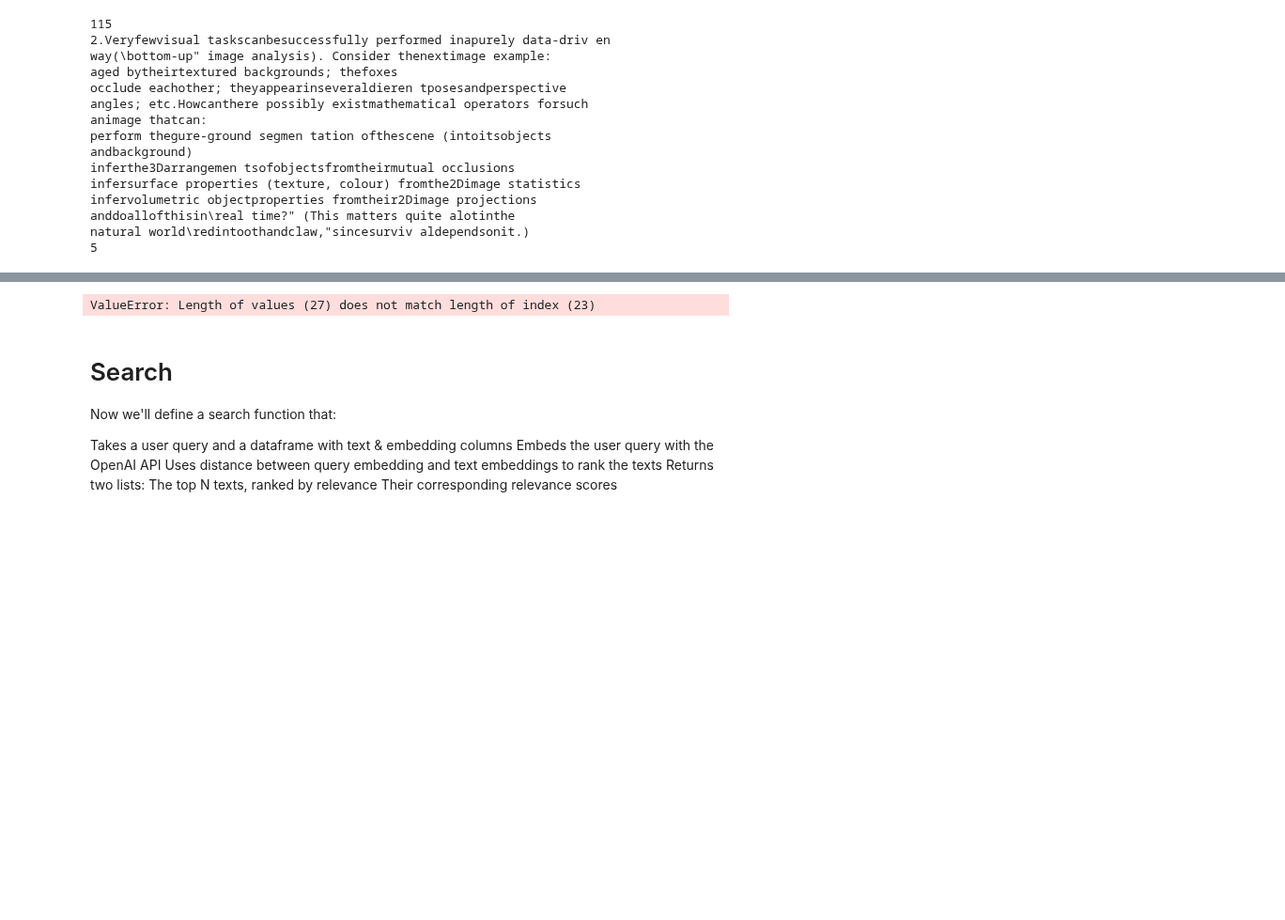
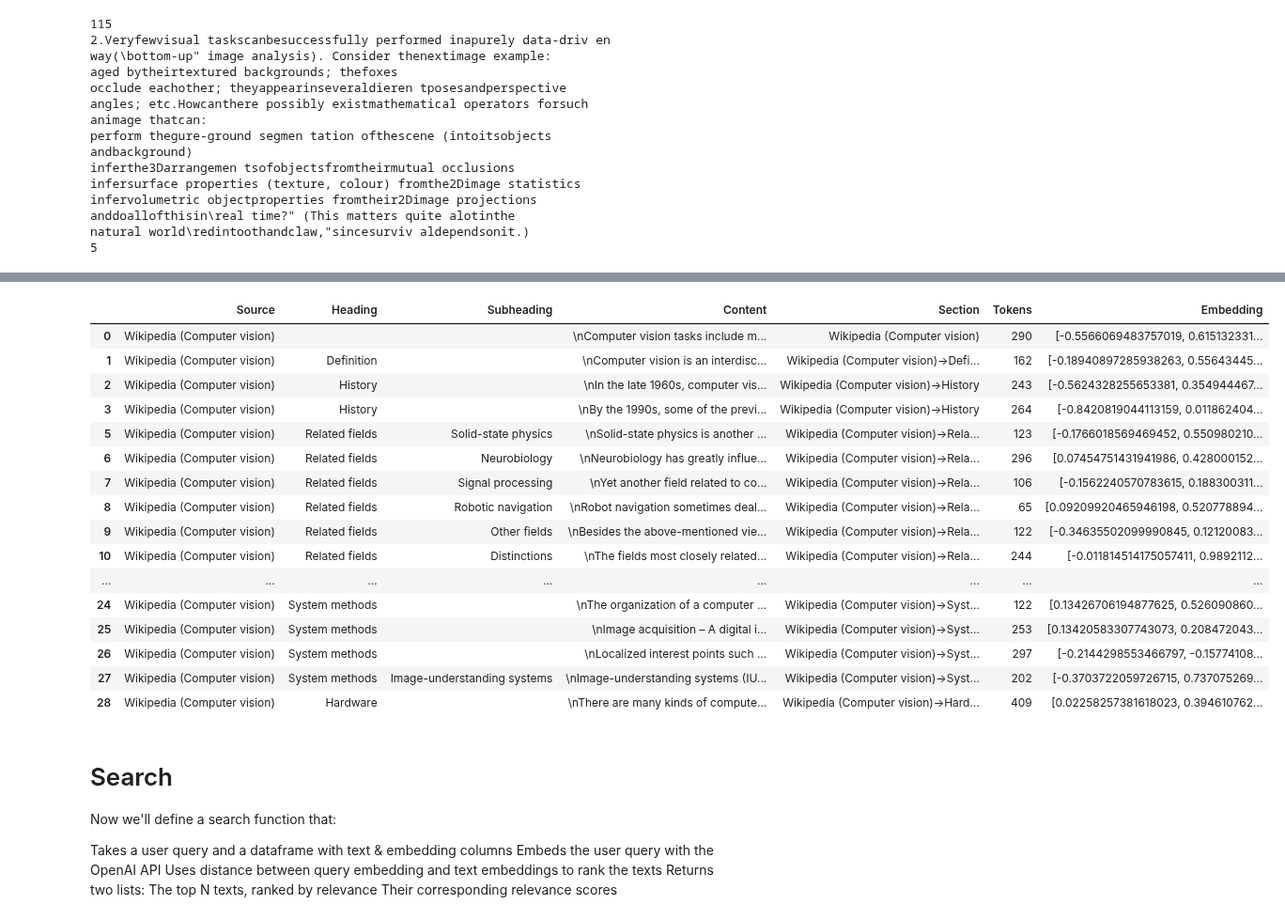
Before and after one commit to pointonjoel/MSc-Diss, a Jupyter notebook: code/main.ipynb, the cells around one changed output, grey strips where cells are left out. Shown at 94% size. Cells and saved outputs as stored; diff of their text form; code cells hidden in the pictures; blank space fills up the shorter version.

Commit message:
finished initial BERT functionality

```diff
--- a/code/main.ipynb
+++ b/code/main.ipynb
@@ -25,12 +25,11 @@ GPT_MODEL = "gpt-3.5-turbo"
 BERT_MODEL = "deepset/bert-base-cased-squad2"
 GPT_KNOWLEDGE_FILENAME = "CompVisionGPT.csv"
 BERT_KNOWLEDGE_FILENAME = "CompVisionBERT.csv"
-bert_model = BertForQuestionAnswering.from_pretrained(BERT_MODEL)
 BERT_ENCODING = BertTokenizer.from_pretrained(BERT_MODEL)
 GPT_ENCODING = tiktoken.encoding_for_model(GPT_MODEL)
 BATCH_SIZE = 1000  # you can submit up to 2048 embedding inputs per request
 GPT_MAX_TOKENS = 1600 # max number of tokens per section
-BERT_MAX_TOKENS = 510 # max tokens per section
+BERT_MAX_TOKENS = 460 # max tokens per section
 MIN_LENGTH = 50 # min character length for each section
 ANSWER_NOT_FOUND_MSG = "I could not find an answer in the text I\'ve been provided, sorry! Please try again."
 WIKI_PAGE = "Computer vision"
@@ -292,17 +291,14 @@ class Knowledge:
             for i, be in enumerate(response["data"]):
                 assert i == be["index"]  # double check embeddings are in same order as input
             batch_embeddings = [e["embedding"] for e in response["data"]]
-            CompVisionKnowledge.df['Embedding'] = batch_embeddings
+            self.df['Embedding'] = batch_embeddings
         else:
-            CompVisionKnowledge.df['Embedding'] = get_embedding(list(self.df['Content']), embedding_model=self.embedding_model).tolist()
+            self.df['Embedding'] = get_embedding(list(self.df['Content']), embedding_model=self.embedding_model).tolist()
 
     def export_to_csv(self, filename):
         """Saves the knowledge df to a CSV file"""
-
-        self.df.to_csv('assets/' + filename, index=False)
-
-CompVisionKnowledgeBERT = Knowledge(WIKI_PAGE, 'BERT')
-CompVisionKnowledgeBERT.append_wikipedia_page(WIKI_PAGE)
+        location = 'assets/' + filename
+        self.df.to_csv(location, index=False)
 # %%
 CompVisionKnowledge = Knowledge(WIKI_PAGE, 'GPT')
 CompVisionKnowledge.append_wikipedia_page(WIKI_PAGE)
@@ -330,11 +326,27 @@ CompVisionKnowledge.df
 # %%
 CompVisionKnowledgeBERT = Knowledge(WIKI_PAGE, 'BERT')
 CompVisionKnowledgeBERT.append_wikipedia_page(WIKI_PAGE)
 # save document chunks and embeddings
-CompVisionKnowledge.df.to_csv(BERT_KNOWLEDGE_FILENAME, index=False)
+CompVisionKnowledgeBERT.export_to_csv(BERT_KNOWLEDGE_FILENAME)
 CompVisionKnowledgeBERT.df
 # %% [output]
-ValueError: Length of values (27) does not match length of index (23)
+|  | Source | Heading | Subheading | Content | Section | Tokens | Embedding |
+| 0 | Wikipedia (Computer vision) |  |  | \nComputer vision tasks include m... | Wikipedia (Computer vision) | 290 | [-0.5566069483757019, 0.615132331... |
+| 1 | Wikipedia (Computer vision) | Definition |  | \nComputer vision is an interdisc... | Wikipedia (Computer vision)->Defi... | 162 | [-0.18940897285938263, 0.55643445... |
+| 2 | Wikipedia (Computer vision) | History |  | \nIn the late 1960s, computer vis... | Wikipedia (Computer vision)->History | 243 | [-0.5624328255653381, 0.354944467... |
+| 3 | Wikipedia (Computer vision) | History |  | \nBy the 1990s, some of the previ... | Wikipedia (Computer vision)->History | 264 | [-0.8420819044113159, 0.011862404... |
+| 5 | Wikipedia (Computer vision) | Related fields | Solid-state physics | \nSolid-state physics is another ... | Wikipedia (Computer vision)->Rela... | 123 | [-0.1766018569469452, 0.550980210... |
+| 6 | Wikipedia (Computer vision) | Related fields | Neurobiology | \nNeurobiology has greatly influe... | Wikipedia (Computer vision)->Rela... | 296 | [0.07454751431941986, 0.428000152... |
+| 7 | Wikipedia (Computer vision) | Related fields | Signal processing | \nYet another field related to co... | Wikipedia (Computer vision)->Rela... | 106 | [-0.1562240570783615, 0.188300311... |
+| 8 | Wikipedia (Computer vision) | Related fields | Robotic navigation | \nRobot navigation sometimes deal... | Wikipedia (Computer vision)->Rela... | 65 | [0.09209920465946198, 0.520778894... |
+| 9 | Wikipedia (Computer vision) | Related fields | Other fields | \nBesides the above-mentioned vie... | Wikipedia (Computer vision)->Rela... | 122 | [-0.34635502099990845, 0.12120083... |
+| 10 | Wikipedia (Computer vision) | Related fields | Distinctions | \nThe fields most closely related... | Wikipedia (Computer vision)->Rela... | 244 | [-0.011814514175057411, 0.9892112... |
+| ... | ... | ... | ... | ... | ... | ... | ... |
+| 24 | Wikipedia (Computer vision) | System methods |  | \nThe organization of a computer ... | Wikipedia (Computer vision)->Syst... | 122 | [0.13426706194877625, 0.526090860... |
+| 25 | Wikipedia (Computer vision) | System methods |  | \nImage acquisition – A digital i... | Wikipedia (Computer vision)->Syst... | 253 | [0.13420583307743073, 0.208472043... |
+| 26 | Wikipedia (Computer vision) | System methods |  | \nLocalized interest points such ... | Wikipedia (Computer vision)->Syst... | 297 | [-0.2144298553466797, -0.15774108... |
+| 27 | Wikipedia (Computer vision) | System methods | Image-understanding systems | \nImage-understanding systems (IU... | Wikipedia (Computer vision)->Syst... | 202 | [-0.3703722059726715, 0.737075269... |
+| 28 | Wikipedia (Computer vision) | Hardware |  | \nThere are many kinds of compute... | Wikipedia (Computer vision)->Hard... | 409 | [0.02258257381618023, 0.394610762... |
 # %% [markdown]
 # Search
 Now we'll define a search function that:
```
Also changed, not shown: parts of 5 cells of this notebook, 3 other files.
